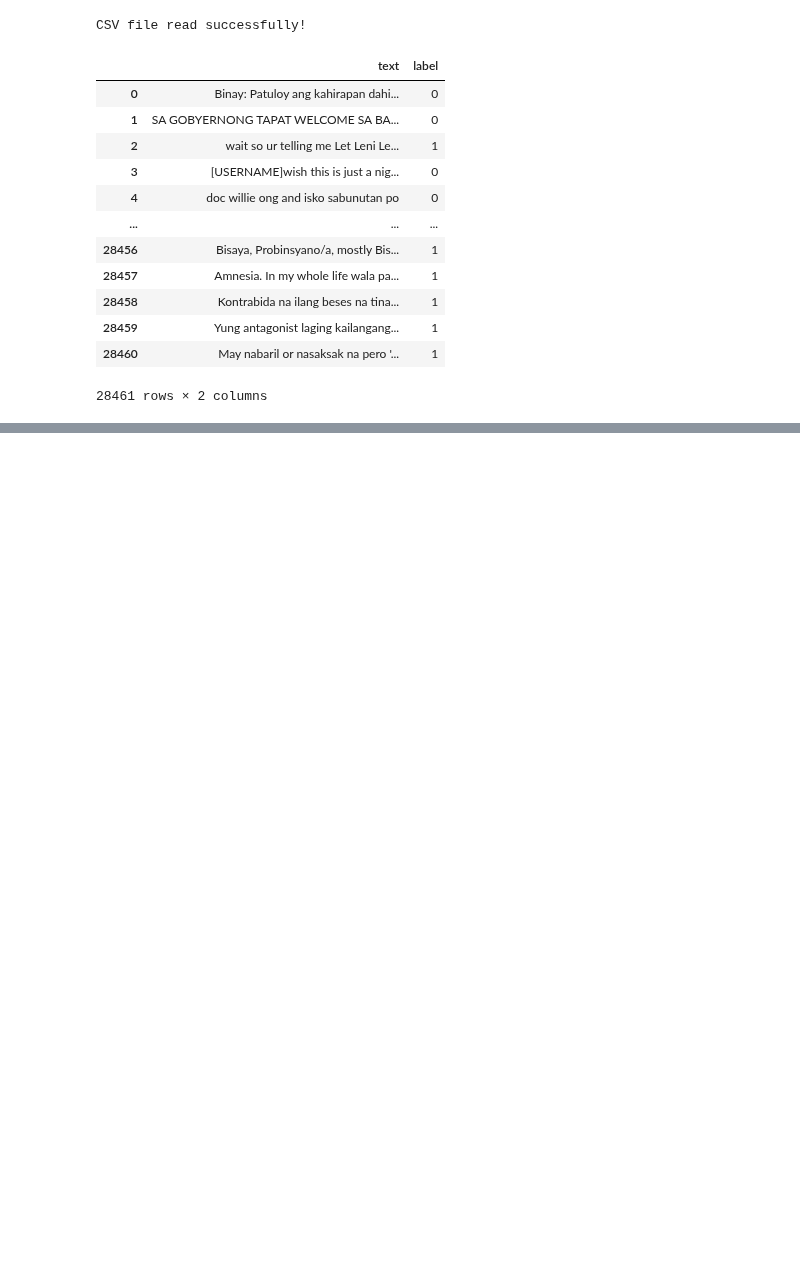
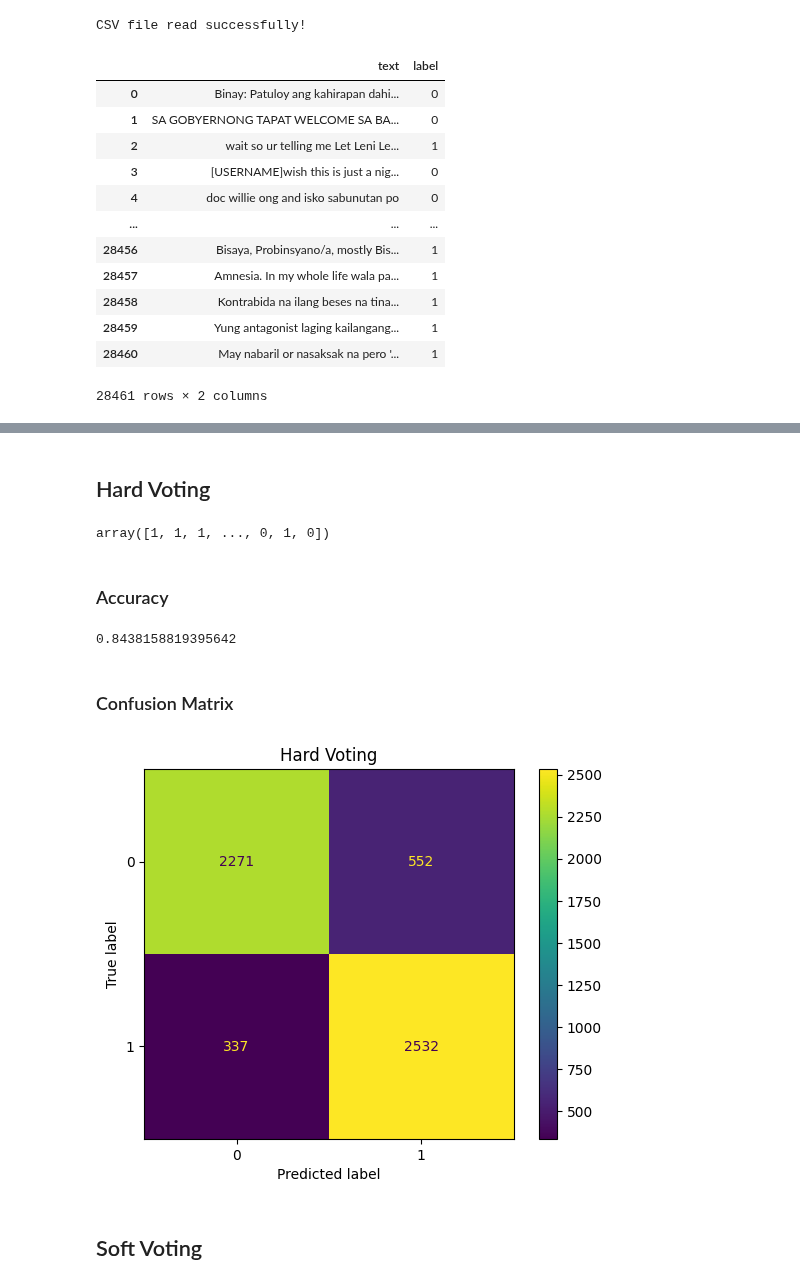
Before and after one commit to NateCross/tag-hate-elf, a Jupyter notebook: ensemble_results_local.ipynb, the cells around one changed output, grey strips where cells are left out. Drawn from its saved outputs; the diff is of its cells as text; code cells hidden in the pictures; blank space fills up the shorter version.

Commit message:
Added ensemble results ntbk again

```diff
--- a/ensemble_results_local.ipynb
+++ b/ensemble_results_local.ipynb
@@ -223,12 +223,20 @@ def process_lstm(inputs: list):
   )
   return vectors_packed.to(DEVICE)
 
+def data_loader_lstm(vectors, batch_size):
+    for i in range(0, len(vectors), batch_size):
+        yield vectors[i:i+batch_size]
+
 def predict_proba_lstm(inputs: list):
-  vectors = process_lstm(inputs)
-  predictions = Lstm(vectors)
-  probabilities = softmax_function(predictions)
+  all_predictions = []
 
-  return probabilities.cpu()
+  for samples in data_loader_lstm(inputs, 16):
+    vectors = process_lstm(samples)
+    predictions = Lstm(vectors)
+    probabilities = softmax_function(predictions)
+    all_predictions.append(probabilities)
+
+  return torch.cat(all_predictions).cpu()
 
 def predict_lstm(inputs: list):
   probabilities = predict_proba_lstm(inputs)
@@ -453,0 +486,9 @@ array([[[0.08975901, 0.91024099],
+# %%
+def hard_voting(inputs: list):
+  preds = get_learner_predictions(inputs)
+  results = np.apply_along_axis(
+      lambda x: np.bincount(x).argmax(),
+      axis=0,
+      arr=preds
+  )
+  return results
@@ -480,9 +516,0 @@ def concatenate_predict_proba(inputs: list):
-# %%
-def hard_voting(inputs: list):
-  preds = concatenate_predict(inputs)
-  results = np.apply_along_axis(
-      lambda x: np.bincount(x).argmax(),
-      axis=0,
-      arr=preds
-  )
-  return results
@@ -663,0 +673,26 @@ Name: label, Length: 22769, dtype: int64
+# %% [markdown]
+## Hard Voting
+# %%
+hard_results = hard_voting(X_test)
+
+hard_results
+# %% [output]
+array([1, 1, 1, ..., 0, 1, 0])
+# %% [markdown]
+### Accuracy
+# %%
+accuracy_score(y_test, hard_results)
+# %% [output]
+0.8438158819395642
+# %% [markdown]
+### Confusion Matrix
+# %%
+hard_conf_matrix = confusion_matrix(y_test, hard_results)
+hard_conf_matrix_display = ConfusionMatrixDisplay(hard_conf_matrix)
+hard_conf_matrix_display.plot()
+plt.title("Hard Voting")
+plt.show()
+# %% [output]
+[figure, added]
+# %% [markdown]
+## Soft Voting
```
Also changed, not shown: parts of 30 cells of this notebook.
